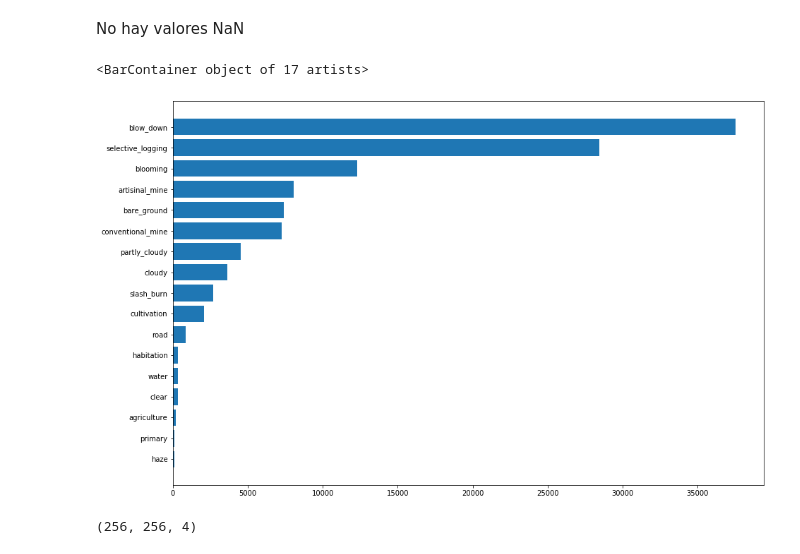
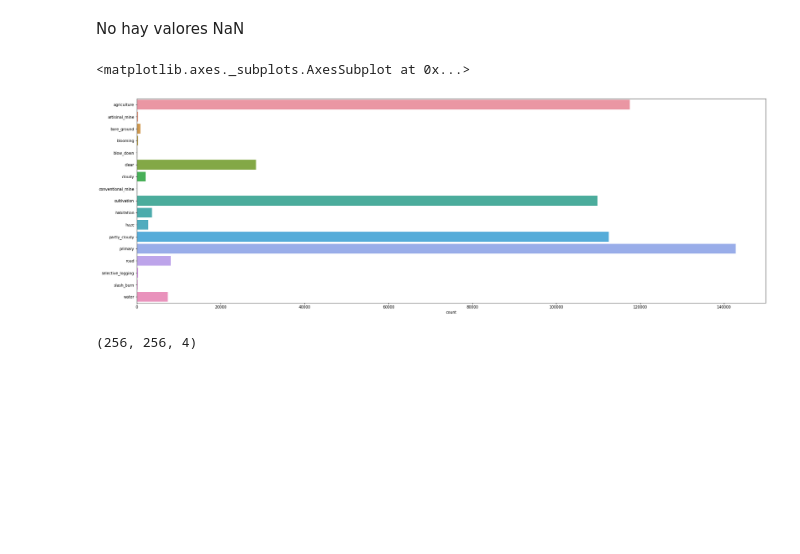
Before and after one commit to gianfrancob/PracticosOptativas, a Jupyter notebook: VisionPorComputadoras/final-lab_2019.ipynb, the cells around one changed output. Saved outputs shown, nothing was run; the diff lists cells and outputs as text; code cells hidden in the pictures; blank space fills up the shorter version.

```diff
--- a/VisionPorComputadoras/final-lab_2019.ipynb
+++ b/VisionPorComputadoras/final-lab_2019.ipynb
@@ -217,12 +217,12 @@ tags          0
 dtype: int64
 # %% [markdown]
 No hay valores NaN
-# %%
-plt.figure(figsize=(15, 10))
-plt.barh(width=tags_ctr.counter.sort_values(), y=tags_ctr.T.columns.values)
-# %% [output]
-<BarContainer object of 17 artists>
-[figure, removed]
+# %%
+plt.figure(figsize=(30, 10))
+sns.countplot(y=sorted(tags))
+# %% [output]
+<matplotlib.axes._subplots.AxesSubplot at 0x...>
+[figure, added]
 # %%
 mpimg.imread('train-jpg/train_0.jpg').shape
 # %% [output]
```
Also changed, not shown: parts of 6 cells of this notebook.
